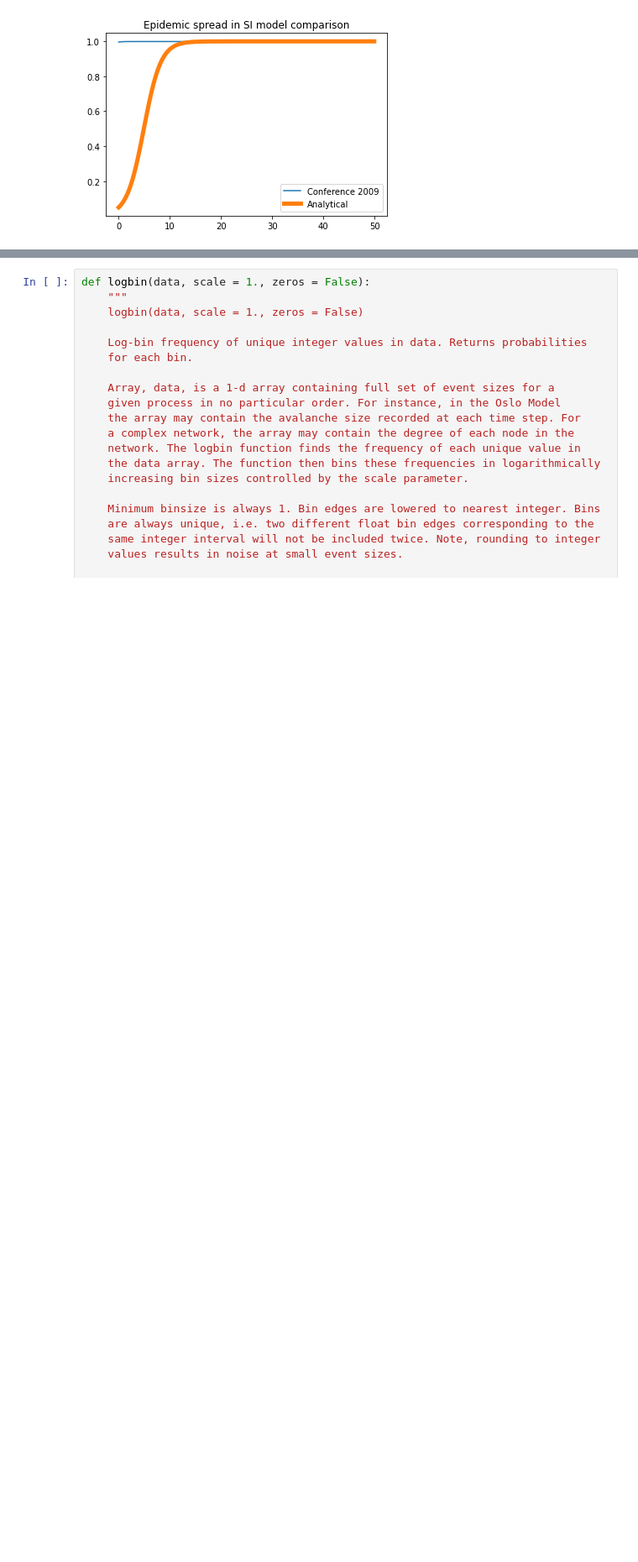
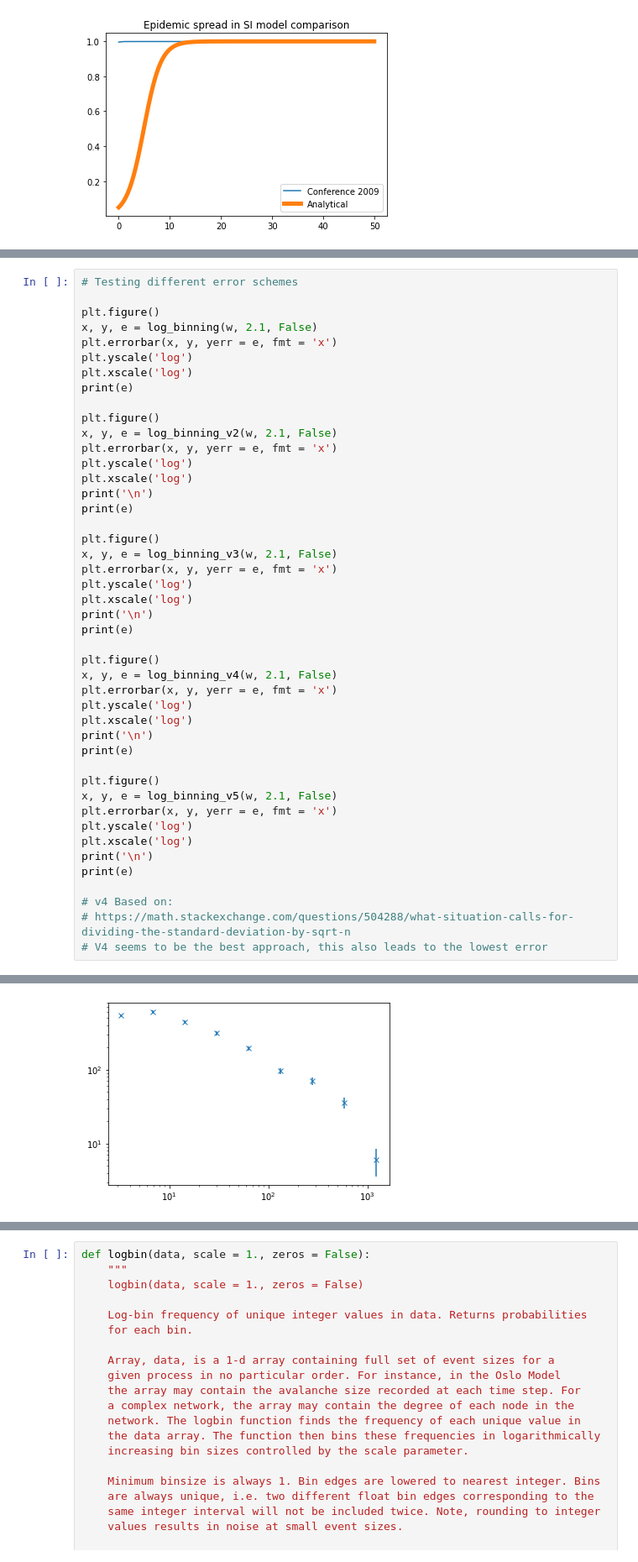
Before and after one commit to Dellapino/MSci-Project, a Jupyter notebook: testing notebook import.ipynb, the cells around one changed output, grey strips where cells are left out. Shown at 84% size. Saved outputs shown, nothing was run; the diff lists cells and outputs as text; blank space fills up the shorter version.

```diff
--- a/testing notebook import.ipynb
+++ b/testing notebook import.ipynb
@@ -669,0 +689,46 @@ print(e)
+# %%
+# Testing different error schemes
+
+plt.figure()
+x, y, e = log_binning(w, 2.1, False)
+plt.errorbar(x, y, yerr = e, fmt = 'x')
+plt.yscale('log')
+plt.xscale('log')
+print(e)
+
+plt.figure()
+x, y, e = log_binning_v2(w, 2.1, False)
+plt.errorbar(x, y, yerr = e, fmt = 'x')
+plt.yscale('log')
+plt.xscale('log')
+print('\n')
+print(e)
+
+plt.figure()
+x, y, e = log_binning_v3(w, 2.1, False)
+plt.errorbar(x, y, yerr = e, fmt = 'x')
+plt.yscale('log')
+plt.xscale('log')
+print('\n')
+print(e)
+
+plt.figure()
+x, y, e = log_binning_v4(w, 2.1, False)
+plt.errorbar(x, y, yerr = e, fmt = 'x')
+plt.yscale('log')
+plt.xscale('log')
+print('\n')
+print(e)
+
+plt.figure()
+x, y, e = log_binning_v5(w, 2.1, False)
+plt.errorbar(x, y, yerr = e, fmt = 'x')
+plt.yscale('log')
+plt.xscale('log')
+print('\n')
+print(e)
+
+# v4 Based on:
+# https://math.stackexchange.com/questions/504288/what-situation-calls-for-dividing-the-standard-deviation-by-sqrt-n
+# V4 seems to be the best approach, this also leads to the lowest error
+# %% [output]
@@ -669,0 +751 @@ print(e)
+[figure, added]
```
Also changed, not shown: parts of 8 cells of this notebook.
